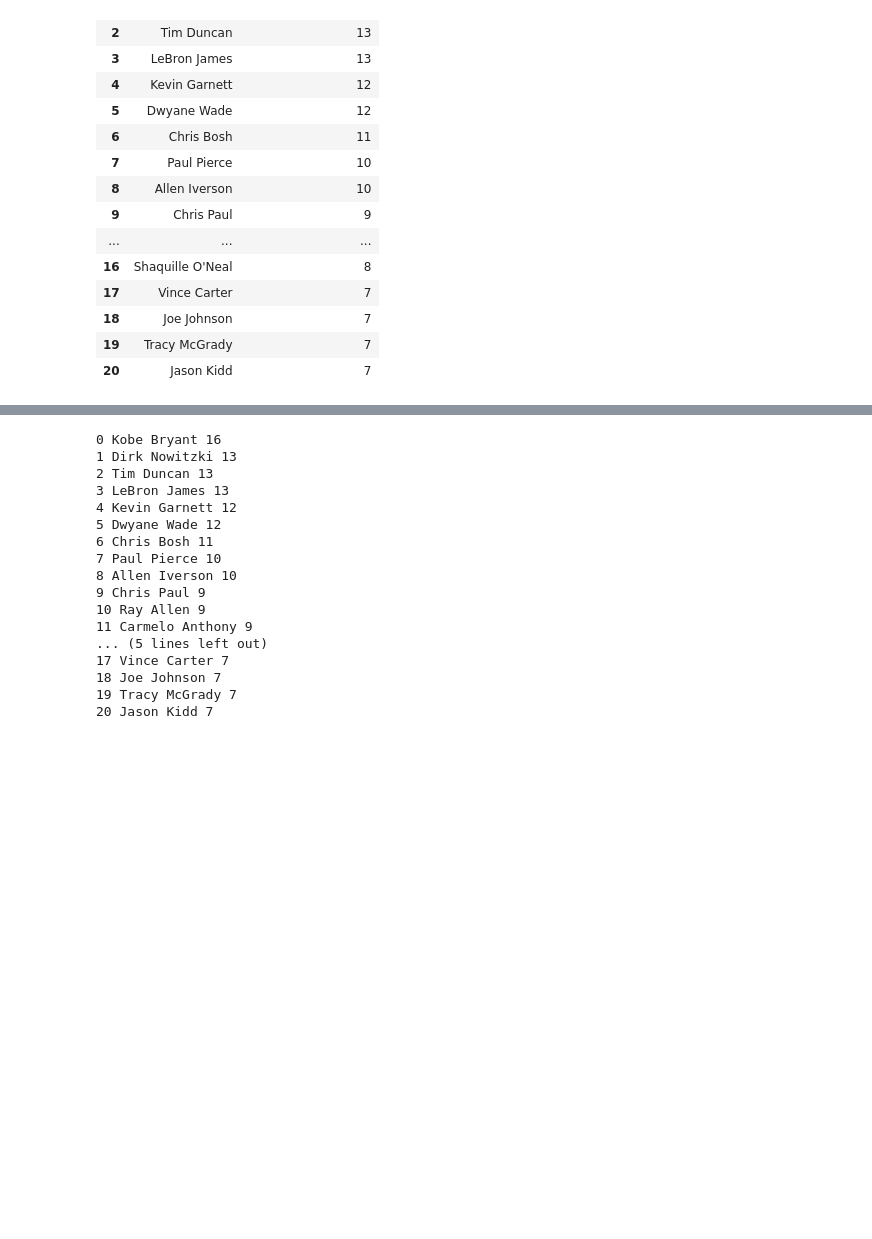
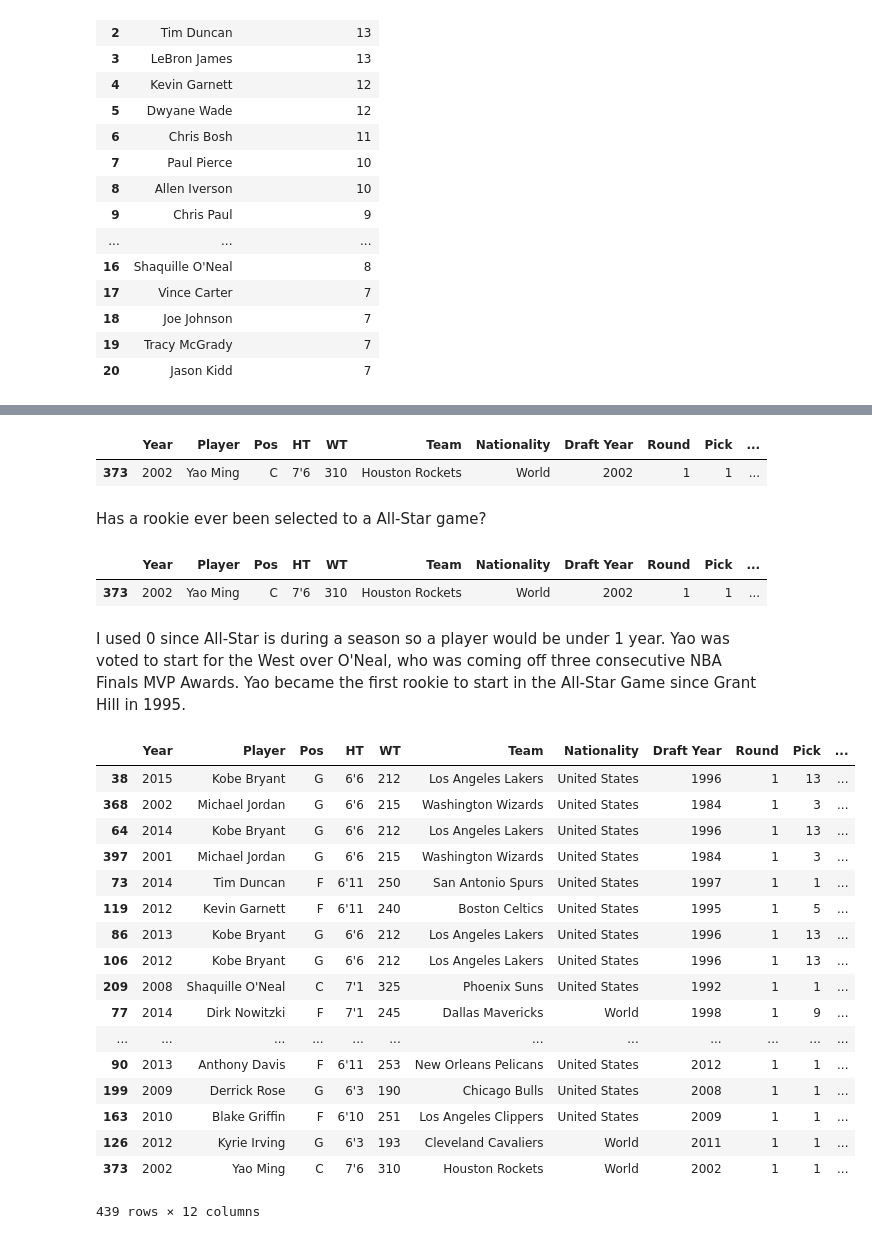
Before and after one commit to aclao89/NBA_All_Stars, a Jupyter notebook: Data Exploration for NBA All Star Games .ipynb, the cells around one changed output, grey strips where cells are left out. Cells and saved outputs as stored; diff of their text form; code cells hidden in the pictures; blank space fills up the shorter version.

Commit message:
Pushed Individual Player Analysis

```diff
--- a/Data Exploration for NBA All Star Games .ipynb
+++ b/Data Exploration for NBA All Star Games .ipynb
@@ -522,24 +542,40 @@ title= {'text': "Top 20 Players by All-Star Appearances from 2000 to 2016", 'x':
 fig.show()
 # %% [output]
 [interactive output not drawn]
-# %%
-for index, row in top_20_df.iterrows():
-    print(index, row['Player'], row['All-Star Selections'])
-# %% [output]
-0 Kobe Bryant 16
-1 Dirk Nowitzki 13
-2 Tim Duncan 13
-3 LeBron James 13
-4 Kevin Garnett 12
-5 Dwyane Wade 12
-6 Chris Bosh 11
-7 Paul Pierce 10
-8 Allen Iverson 10
-9 Chris Paul 9
-10 Ray Allen 9
-11 Carmelo Anthony 9
-... (5 lines left out)
-17 Vince Carter 7
-18 Joe Johnson 7
-19 Tracy McGrady 7
-20 Jason Kidd 7
+# %%
+#Changed Draft Year to have same int type for operations
+df = nba_cleaned.astype({'Draft Year': int})
+# %% [output]
+|  | Year | Player | Pos | HT | WT | Team | Nationality | Draft Year | Round | Pick | ... |
+| 373 | 2002 | Yao Ming | C | 7'6 | 310 | Houston Rockets | World | 2002 | 1 | 1 | ... |
+# %% [markdown]
+Has a rookie ever been selected to a All-Star game?
+# %%
+df['Years in League until All-Star Selection'] = df['Year'] - df['Draft Year']
+df.loc[df['Years in League until All-Star Selection'] == 0]
+# %% [output]
+|  | Year | Player | Pos | HT | WT | Team | Nationality | Draft Year | Round | Pick | ... |
+| 373 | 2002 | Yao Ming | C | 7'6 | 310 | Houston Rockets | World | 2002 | 1 | 1 | ... |
+# %% [markdown]
+I used 0 since All-Star is during a season so a player would be under 1 year. Yao was voted to start for the West over O'Neal, who was coming off three consecutive NBA Finals MVP Awards. Yao  became the first rookie to start in the All-Star Game since Grant Hill in 1995.
+# %%
+df.sort_values(by = 'Years in League until All-Star Selection', ascending = False)
+# %% [output]
+|  | Year | Player | Pos | HT | WT | Team | Nationality | Draft Year | Round | Pick | ... |
+| 38 | 2015 | Kobe Bryant | G | 6'6 | 212 | Los Angeles Lakers | United States | 1996 | 1 | 13 | ... |
+| 368 | 2002 | Michael Jordan | G | 6'6 | 215 | Washington Wizards | United States | 1984 | 1 | 3 | ... |
+| 64 | 2014 | Kobe Bryant | G | 6'6 | 212 | Los Angeles Lakers | United States | 1996 | 1 | 13 | ... |
+| 397 | 2001 | Michael Jordan | G | 6'6 | 215 | Washington Wizards | United States | 1984 | 1 | 3 | ... |
+| 73 | 2014 | Tim Duncan | F | 6'11 | 250 | San Antonio Spurs | United States | 1997 | 1 | 1 | ... |
+| 119 | 2012 | Kevin Garnett | F | 6'11 | 240 | Boston Celtics | United States | 1995 | 1 | 5 | ... |
+| 86 | 2013 | Kobe Bryant | G | 6'6 | 212 | Los Angeles Lakers | United States | 1996 | 1 | 13 | ... |
+| 106 | 2012 | Kobe Bryant | G | 6'6 | 212 | Los Angeles Lakers | United States | 1996 | 1 | 13 | ... |
+| 209 | 2008 | Shaquille O'Neal | C | 7'1 | 325 | Phoenix Suns | United States | 1992 | 1 | 1 | ... |
+| 77 | 2014 | Dirk Nowitzki | F | 7'1 | 245 | Dallas Mavericks | World | 1998 | 1 | 9 | ... |
+| ... | ... | ... | ... | ... | ... | ... | ... | ... | ... | ... | ... |
+| 90 | 2013 | Anthony Davis | F | 6'11 | 253 | New Orleans Pelicans | United States | 2012 | 1 | 1 | ... |
+| 199 | 2009 | Derrick Rose | G | 6'3 | 190 | Chicago Bulls | United States | 2008 | 1 | 1 | ... |
+| 163 | 2010 | Blake Griffin | F | 6'10 | 251 | Los Angeles Clippers | United States | 2009 | 1 | 1 | ... |
+| 126 | 2012 | Kyrie Irving | G | 6'3 | 193 | Cleveland Cavaliers | World | 2011 | 1 | 1 | ... |
+| 373 | 2002 | Yao Ming | C | 7'6 | 310 | Houston Rockets | World | 2002 | 1 | 1 | ... |
+439 rows × 12 columns
```
Also changed, not shown: parts of 2 cells of this notebook.
